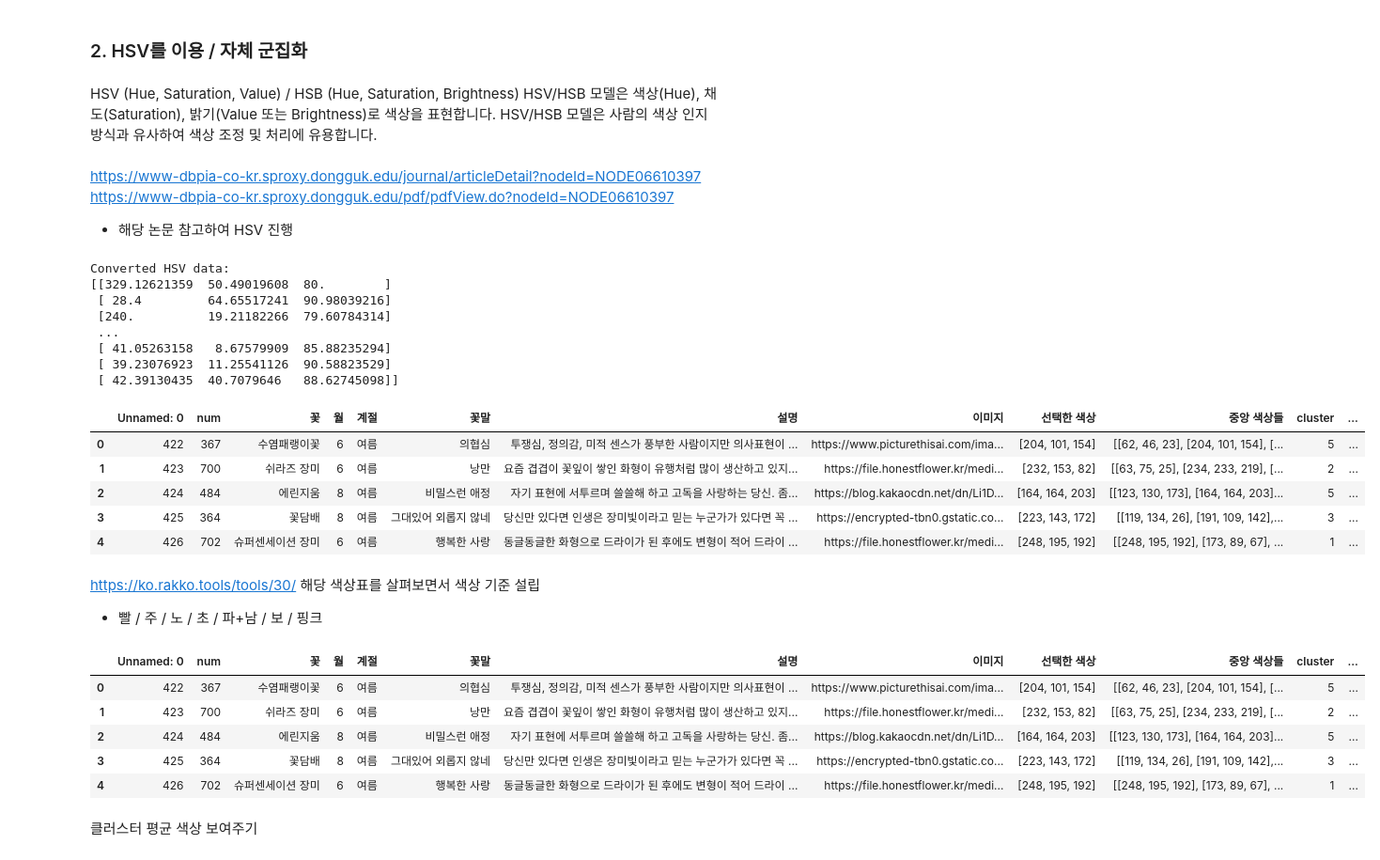
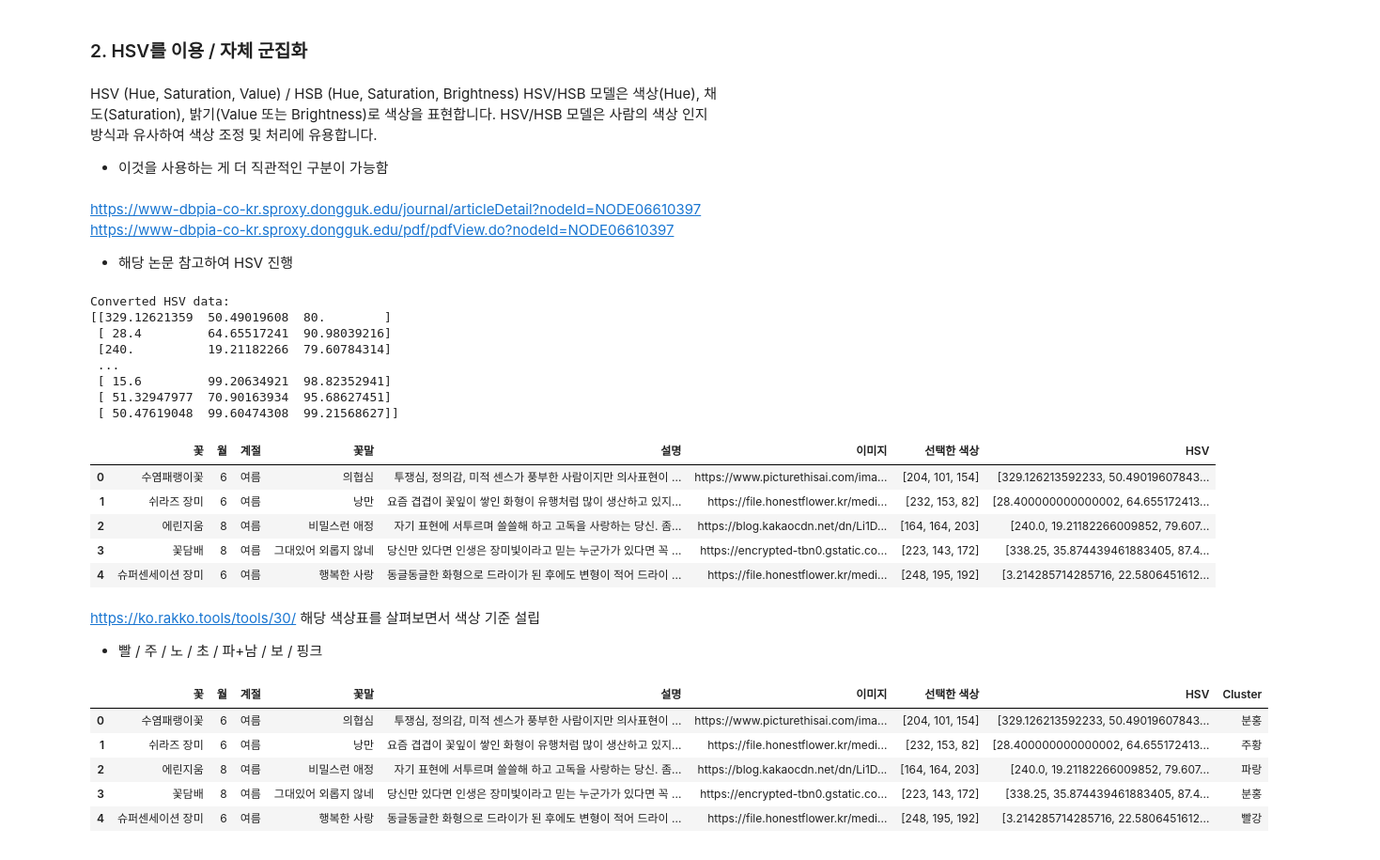
Before and after one commit to Fiurinee-Tave/Model, a Jupyter notebook: data/색상군집화.ipynb, the cells around one changed output. Shown at 94% size. Saved outputs shown, nothing was run; the diff lists cells and outputs as text; code cells hidden in the pictures.

```diff
--- a/data/색상군집화.ipynb
+++ b/data/색상군집화.ipynb
@@ -12,6 +15,8 @@ from sklearn.metrics import silhouette_score
 # %% [markdown]
 ## 색상 군집화
 # %%
-df = pd.read_csv("C:/Users/pc/Desktop/민지/동아리/프로젝트(13기)/combined_df.csv")
+df = pd.read_csv("C:/Users/pc/Desktop/민지/동아리/프로젝트(13기)/최종_데이터셋3.csv")
+df.drop("Unnamed: 0", axis=1, inplace=True)
+print(df.shape)
 df.head(5)
 # %% [output]
@@ -188,6 +194,7 @@ plt.show()
 HSV (Hue, Saturation, Value) / HSB (Hue, Saturation, Brightness) </br>
 HSV/HSB 모델은 색상(Hue), 채도(Saturation), 밝기(Value 또는 Brightness)로 색상을 표현합니다. </br>
 HSV/HSB 모델은 사람의 색상 인지 방식과 유사하여 색상 조정 및 처리에 유용합니다.
+- 이것을 사용하는 게 더 직관적인 구분이 가능함
 # %% [markdown]
 https://www-dbpia-co-kr.sproxy.dongguk.edu/journal/articleDetail?nodeId=NODE06610397 </br>
 https://www-dbpia-co-kr.sproxy.dongguk.edu/pdf/pdfView.do?nodeId=NODE06610397
@@ -220,9 +227,9 @@ Converted HSV data:
  [ 28.4         64.65517241  90.98039216]
  [240.          19.21182266  79.60784314]
  ...
- [ 41.05263158   8.67579909  85.88235294]
- [ 39.23076923  11.25541126  90.58823529]
- [ 42.39130435  40.7079646   88.62745098]]
+ [ 15.6         99.20634921  98.82352941]
+ [ 51.32947977  70.90163934  95.68627451]
+ [ 50.47619048  99.60474308  99.21568627]]
 # %%
 hsv_color2 = pd.DataFrame(hsv_color)
 hsv_color2.columns=['H','S','V']
@@ -235,53 +242,51 @@ def combine_hsv(row):
 df['HSV'] = hsv_color2.apply(combine_hsv, axis=1)
 df.head(5)
 # %% [output]
-|  | Unnamed: 0 | num | 꽃 | 월 | 계절 | 꽃말 | 설명 | 이미지 | 선택한 색상 | 중앙 색상들 | cluster | ... |
-| 0 | 422 | 367 | 수염패랭이꽃 | 6 | 여름 | 의협심 | 투쟁심, 정의감, 미적 센스가 풍부한 사람이지만 의사표현이 ... | https://www.picturethisai.com/ima... | [204, 101, 154] | [[62, 46, 23], [204, 101, 154], [... | 5 | ... |
-| 1 | 423 | 700 | 쉬라즈 장미 | 6 | 여름 | 낭만 | 요즘 겹겹이 꽃잎이 쌓인 화형이 유행처럼 많이 생산하고 있지... | https://file.honestflower.kr/medi... | [232, 153, 82] | [[63, 75, 25], [234, 233, 219], [... | 2 | ... |
-| 2 | 424 | 484 | 에린지움 | 8 | 여름 | 비밀스런 애정 | 자기 표현에 서투르며 쓸쓸해 하고 고독을 사랑하는 당신. 좀... | https://blog.kakaocdn.net/dn/Li1D... | [164, 164, 203] | [[123, 130, 173], [164, 164, 203]... | 5 | ... |
-| 3 | 425 | 364 | 꽃담배 | 8 | 여름 | 그대있어 외롭지 않네 | 당신만 있다면 인생은 장미빛이라고 믿는 누군가가 있다면 꼭 ... | https://encrypted-tbn0.gstatic.co... | [223, 143, 172] | [[119, 134, 26], [191, 109, 142],... | 3 | ... |
-| 4 | 426 | 702 | 슈퍼센세이션 장미 | 6 | 여름 | 행복한 사랑 | 동글동글한 화형으로 드라이가 된 후에도 변형이 적어 드라이 ... | https://file.honestflower.kr/medi... | [248, 195, 192] | [[248, 195, 192], [173, 89, 67], ... | 1 | ... |
+|  | 꽃 | 월 | 계절 | 꽃말 | 설명 | 이미지 | 선택한 색상 | HSV |
+| 0 | 수염패랭이꽃 | 6 | 여름 | 의협심 | 투쟁심, 정의감, 미적 센스가 풍부한 사람이지만 의사표현이 ... | https://www.picturethisai.com/ima... | [204, 101, 154] | [329.126213592233, 50.49019607843... |
+| 1 | 쉬라즈 장미 | 6 | 여름 | 낭만 | 요즘 겹겹이 꽃잎이 쌓인 화형이 유행처럼 많이 생산하고 있지... | https://file.honestflower.kr/medi... | [232, 153, 82] | [28.400000000000002, 64.655172413... |
+| 2 | 에린지움 | 8 | 여름 | 비밀스런 애정 | 자기 표현에 서투르며 쓸쓸해 하고 고독을 사랑하는 당신. 좀... | https://blog.kakaocdn.net/dn/Li1D... | [164, 164, 203] | [240.0, 19.21182266009852, 79.607... |
+| 3 | 꽃담배 | 8 | 여름 | 그대있어 외롭지 않네 | 당신만 있다면 인생은 장미빛이라고 믿는 누군가가 있다면 꼭 ... | https://encrypted-tbn0.gstatic.co... | [223, 143, 172] | [338.25, 35.874439461883405, 87.4... |
+| 4 | 슈퍼센세이션 장미 | 6 | 여름 | 행복한 사랑 | 동글동글한 화형으로 드라이가 된 후에도 변형이 적어 드라이 ... | https://file.honestflower.kr/medi... | [248, 195, 192] | [3.214285714285716, 22.5806451612... |
 # %% [markdown]
 https://ko.rakko.tools/tools/30/ </br>
 해당 색상표를 살펴보면서 색상 기준 설립
 - 빨 / 주 / 노 / 초 / 파+남 / 보 / 핑크
 # %%
-# 색상 카테고리 할당
+#색상 카테고리 할당 [58.42105263157895, 88.37209302325581, 67.4509...
 def assign_cluster(hsv_list):
-    if (hsv_list[2] > 90) & (hsv_list[1] < 5):
+    if (hsv_list[2] > 70) & (hsv_list[1] < 7):
         return '흰색'
 
-    elif 0 <= hsv_list[0] < 15 or hsv_list[0] >= 340:
+    elif 0 <= hsv_list[0] < 20 or hsv_list[0] >= 345:
         return '빨강'
-    elif 15 <= hsv_list[0] < 50:
+    elif 20 <= hsv_list[0] < 45:
         return '주황'
-    elif 50 <= hsv_list[0] < 60:
+    elif 45 <= hsv_list[0] < 60:
         return '노랑'
     elif 60 <= hsv_list[0] < 170:
         return '초록'
     elif 170 <= hsv_list[0] < 255:
         return '파랑'
-    elif 255 <= hsv_list[0] < 300:
+    elif 255 <= hsv_list[0] < 320:
         return '보라'
-    elif 300 <= hsv_list[0] < 340:
+    elif 320 <= hsv_list[0] < 345:
         return '분홍'
     else:
         return 'Unknown'
 
 # apply 함수를 사용하여 클러스터 칼럼에 할당
 df['Cluster'] = df['HSV'].apply(assign_cluster)
 df.head(5)
 # %% [output]
-|  | Unnamed: 0 | num | 꽃 | 월 | 계절 | 꽃말 | 설명 | 이미지 | 선택한 색상 | 중앙 색상들 | cluster | ... |
-| 0 | 422 | 367 | 수염패랭이꽃 | 6 | 여름 | 의협심 | 투쟁심, 정의감, 미적 센스가 풍부한 사람이지만 의사표현이 ... | https://www.picturethisai.com/ima... | [204, 101, 154] | [[62, 46, 23], [204, 101, 154], [... | 5 | ... |
-| 1 | 423 | 700 | 쉬라즈 장미 | 6 | 여름 | 낭만 | 요즘 겹겹이 꽃잎이 쌓인 화형이 유행처럼 많이 생산하고 있지... | https://file.honestflower.kr/medi... | [232, 153, 82] | [[63, 75, 25], [234, 233, 219], [... | 2 | ... |
-| 2 | 424 | 484 | 에린지움 | 8 | 여름 | 비밀스런 애정 | 자기 표현에 서투르며 쓸쓸해 하고 고독을 사랑하는 당신. 좀... | https://blog.kakaocdn.net/dn/Li1D... | [164, 164, 203] | [[123, 130, 173], [164, 164, 203]... | 5 | ... |
-| 3 | 425 | 364 | 꽃담배 | 8 | 여름 | 그대있어 외롭지 않네 | 당신만 있다면 인생은 장미빛이라고 믿는 누군가가 있다면 꼭 ... | https://encrypted-tbn0.gstatic.co... | [223, 143, 172] | [[119, 134, 26], [191, 109, 142],... | 3 | ... |
-| 4 | 426 | 702 | 슈퍼센세이션 장미 | 6 | 여름 | 행복한 사랑 | 동글동글한 화형으로 드라이가 된 후에도 변형이 적어 드라이 ... | https://file.honestflower.kr/medi... | [248, 195, 192] | [[248, 195, 192], [173, 89, 67], ... | 1 | ... |
+|  | 꽃 | 월 | 계절 | 꽃말 | 설명 | 이미지 | 선택한 색상 | HSV | Cluster |
+| 0 | 수염패랭이꽃 | 6 | 여름 | 의협심 | 투쟁심, 정의감, 미적 센스가 풍부한 사람이지만 의사표현이 ... | https://www.picturethisai.com/ima... | [204, 101, 154] | [329.126213592233, 50.49019607843... | 분홍 |
+| 1 | 쉬라즈 장미 | 6 | 여름 | 낭만 | 요즘 겹겹이 꽃잎이 쌓인 화형이 유행처럼 많이 생산하고 있지... | https://file.honestflower.kr/medi... | [232, 153, 82] | [28.400000000000002, 64.655172413... | 주황 |
+| 2 | 에린지움 | 8 | 여름 | 비밀스런 애정 | 자기 표현에 서투르며 쓸쓸해 하고 고독을 사랑하는 당신. 좀... | https://blog.kakaocdn.net/dn/Li1D... | [164, 164, 203] | [240.0, 19.21182266009852, 79.607... | 파랑 |
+| 3 | 꽃담배 | 8 | 여름 | 그대있어 외롭지 않네 | 당신만 있다면 인생은 장미빛이라고 믿는 누군가가 있다면 꼭 ... | https://encrypted-tbn0.gstatic.co... | [223, 143, 172] | [338.25, 35.874439461883405, 87.4... | 분홍 |
+| 4 | 슈퍼센세이션 장미 | 6 | 여름 | 행복한 사랑 | 동글동글한 화형으로 드라이가 된 후에도 변형이 적어 드라이 ... | https://file.honestflower.kr/medi... | [248, 195, 192] | [3.214285714285716, 22.5806451612... | 빨강 |
 # %%
 # 군집 개수
 n_clusters = df['Cluster'].nunique() #8개
 # 군집 레이블
 labels = df['Cluster'].unique()
-# %% [markdown]
-클러스터 평균 색상 보여주기
```
Also changed, not shown: parts of 14 cells of this notebook.
